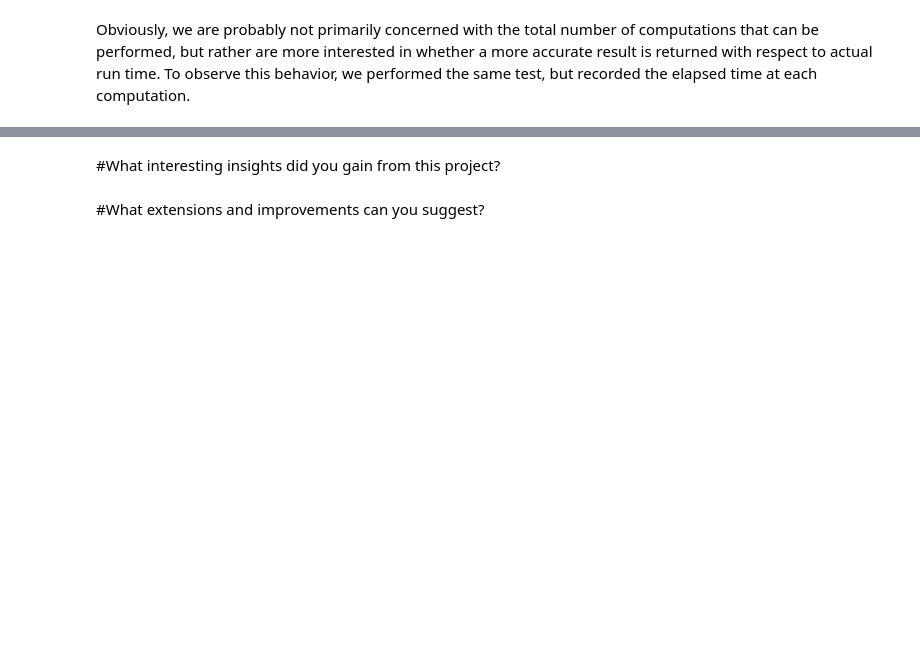
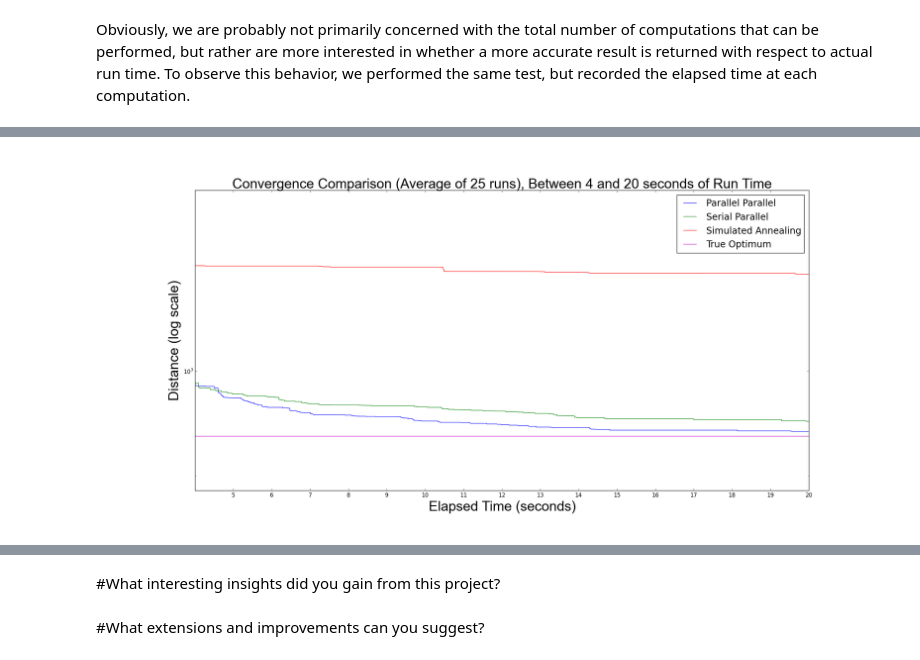
Before and after one commit to dekatzenel/cs205-final-project, a Jupyter notebook: Report.ipynb, the cells around one changed output, grey strips where cells are left out. Cells and saved outputs as stored; diff of their text form; code cells hidden in the pictures; blank space fills up the shorter version.

```diff
--- a/Report.ipynb
+++ b/Report.ipynb
@@ -131,0 +146,4 @@ np.int(1.5)
+# %%
+display.Image('AccuracyVsTime4to20sec.png')
+# %% [output]
+[figure, added]
```
Also changed, not shown: parts of 32 cells of this notebook.
